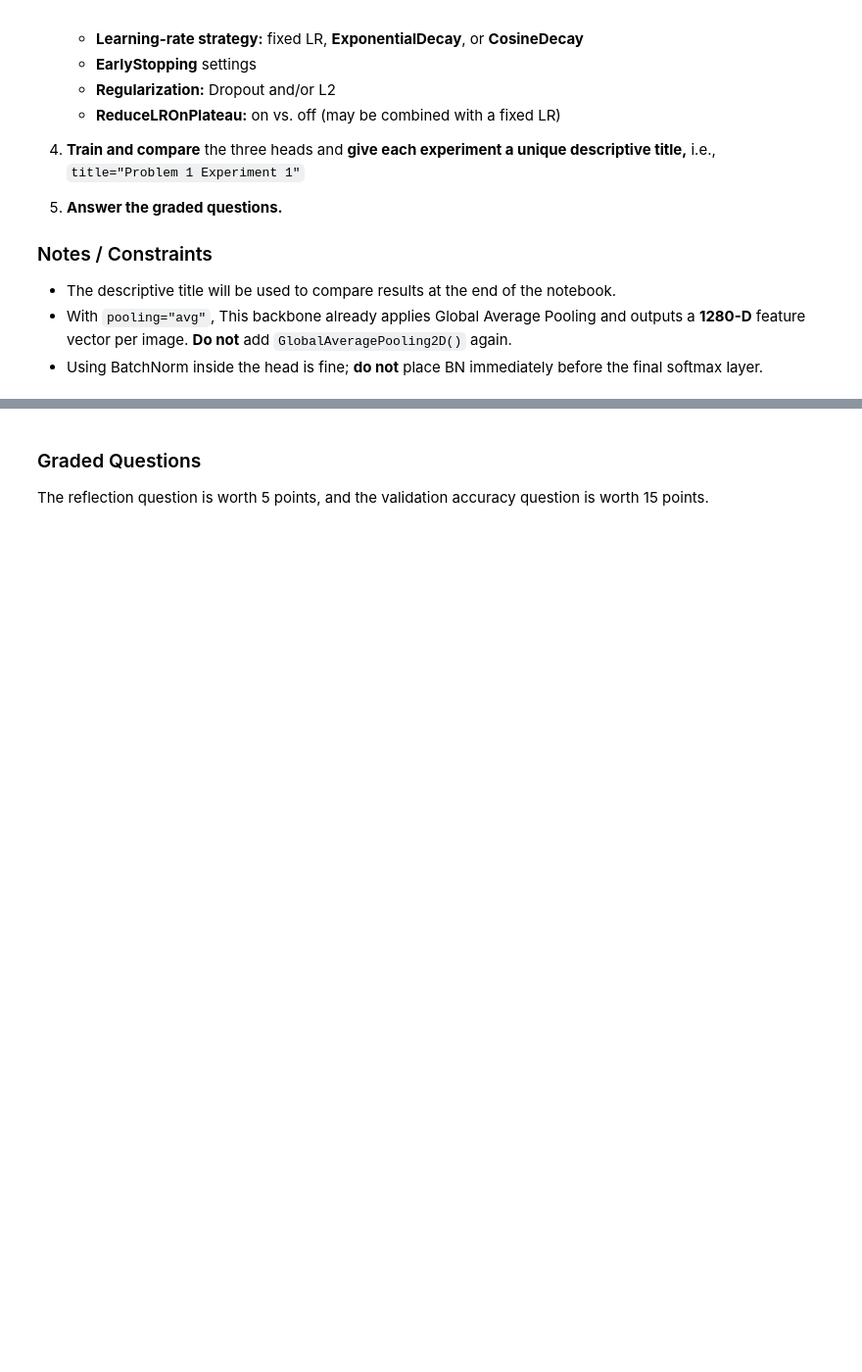
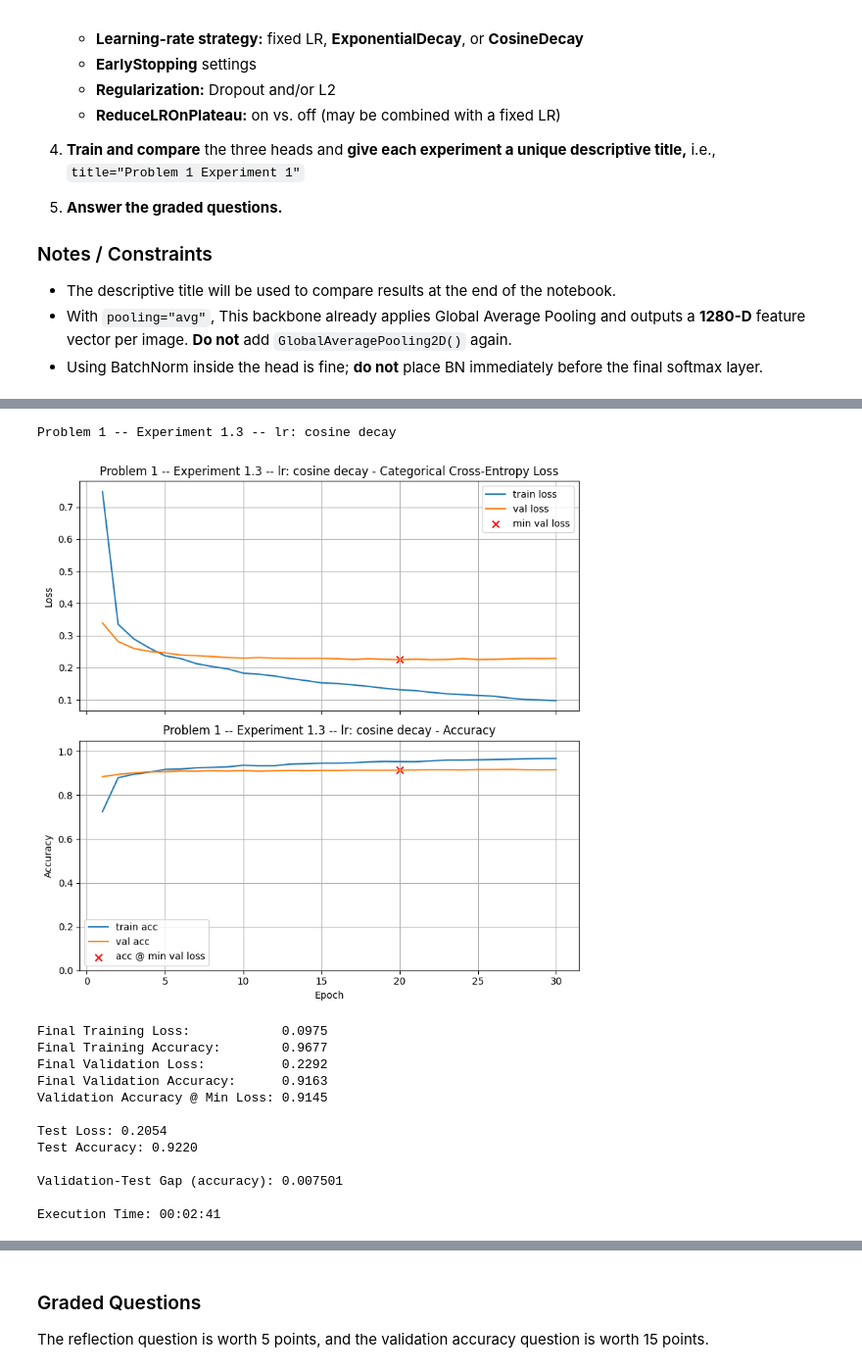
Before and after one commit to mwan30/Mod-7-Homework, a Jupyter notebook: Homework_05.ipynb, the cells around one changed output, grey strips where cells are left out. Shown at 98% size. Saved outputs shown, nothing was run; the diff lists cells and outputs as text; code cells hidden in the pictures; blank space fills up the shorter version.

```diff
--- a/Homework_05.ipynb
+++ b/Homework_05.ipynb
@@ -475,0 +570,26 @@ base = make_base_pooled()  # default: trainable=False
+# %%
+exp13_model = make_base_model_pooled()
+
+model13 = models.Sequential([
+    exp13_model,
+    Dense(256, activation='relu'),
+    Dropout(0.3),
+    Dense(num_classes, activation='softmax')
+])
+
+train_and_test(model13, lr_schedule=cosine_decay, title="Problem 1 -- Experiment 1.3 -- lr: cosine decay")
+# %% [output]
+Problem 1 -- Experiment 1.3 -- lr: cosine decay
+[figure, added]
+Final Training Loss:            0.0975
+Final Training Accuracy:        0.9677
+Final Validation Loss:          0.2292
+Final Validation Accuracy:      0.9163
+Validation Accuracy @ Min Loss: 0.9145
+
+Test Loss: 0.2054
+Test Accuracy: 0.9220
+
+Validation-Test Gap (accuracy): 0.007501
+
+Execution Time: 00:02:41
```
Also changed, not shown: parts of 22 cells of this notebook.
